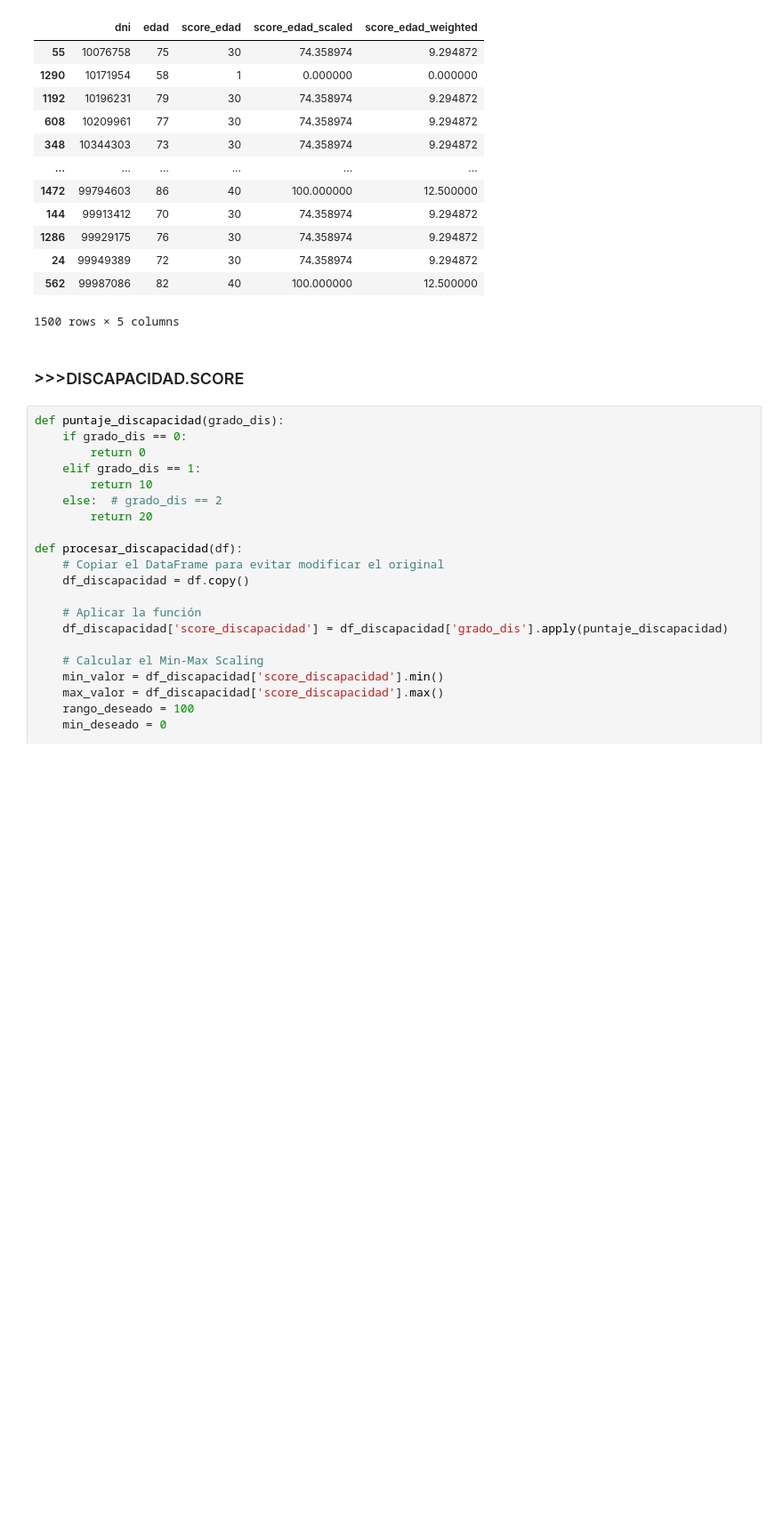
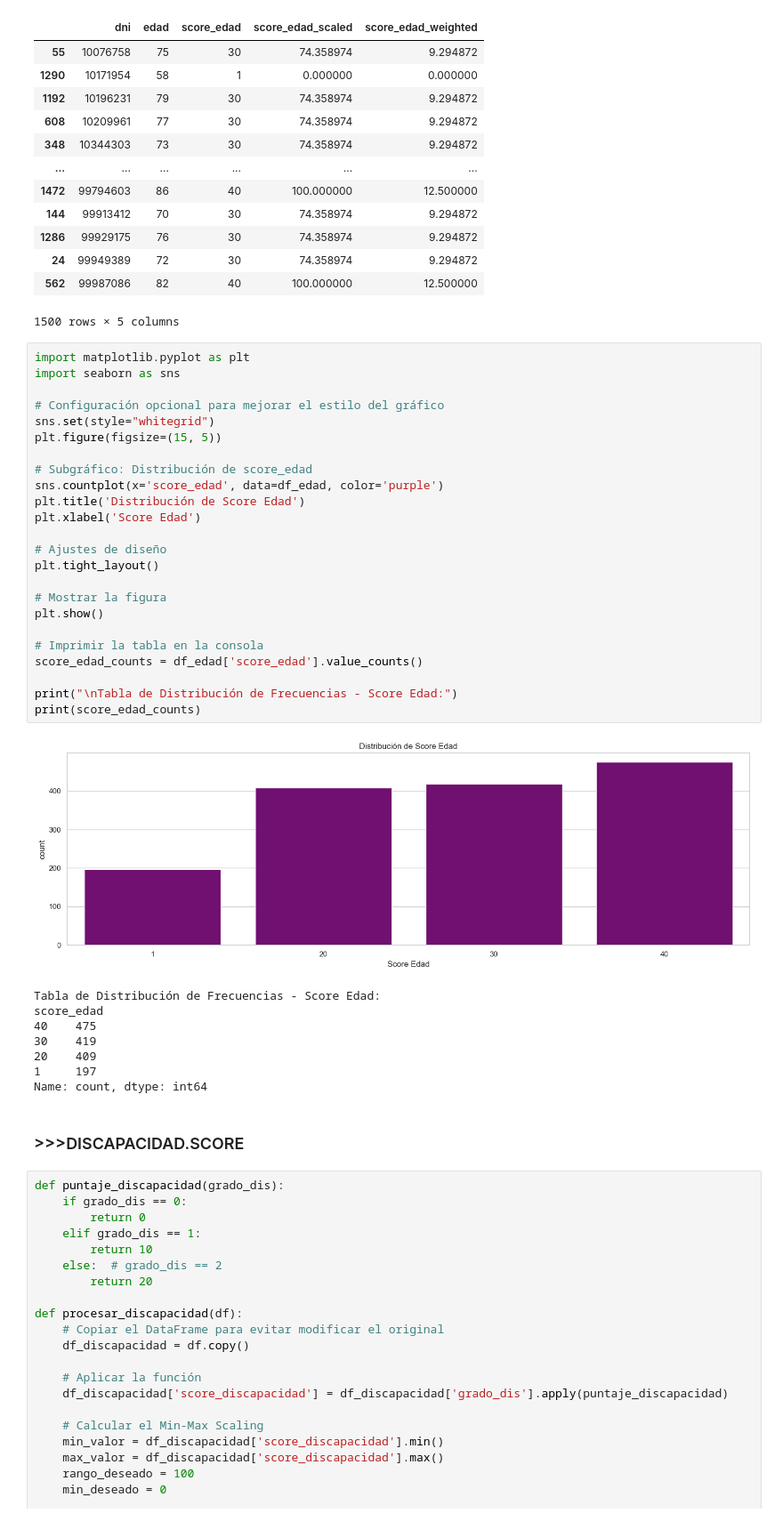
Before and after one commit to Equipo-1-FS-JAASC/Data-project-1, a Jupyter notebook: bbdd/scoring_jupyter.ipynb, the cells around one changed output. Shown at 89% size. Cells and saved outputs as stored; diff of their text form; blank space fills up the shorter version.

```diff
--- a/bbdd/scoring_jupyter.ipynb
+++ b/bbdd/scoring_jupyter.ipynb
@@ -151,6 +151,39 @@ df_edad
 | 24 | 99949389 | 72 | 30 | 74.358974 | 9.294872 |
 | 562 | 99987086 | 82 | 40 | 100.000000 | 12.500000 |
 1500 rows × 5 columns
+# %%
+import matplotlib.pyplot as plt
+import seaborn as sns
+
+# Configuración opcional para mejorar el estilo del gráfico
+sns.set(style="whitegrid")
+plt.figure(figsize=(15, 5))
+
+# Subgráfico: Distribución de score_edad
+sns.countplot(x='score_edad', data=df_edad, color='purple')
+plt.title('Distribución de Score Edad')
+plt.xlabel('Score Edad')
+
+# Ajustes de diseño
+plt.tight_layout()
+
+# Mostrar la figura
+plt.show()
+
+# Imprimir la tabla en la consola
+score_edad_counts = df_edad['score_edad'].value_counts()
+
+print("\nTabla de Distribución de Frecuencias - Score Edad:")
+print(score_edad_counts)
+# %% [output]
+[figure, added]
+Tabla de Distribución de Frecuencias - Score Edad:
+score_edad
+40    475
+30    419
+20    409
+1     197
+Name: count, dtype: int64
 # %% [markdown]
 ### >>>DISCAPACIDAD.SCORE
 # %%
```
Also changed, not shown: parts of 4 cells of this notebook.
